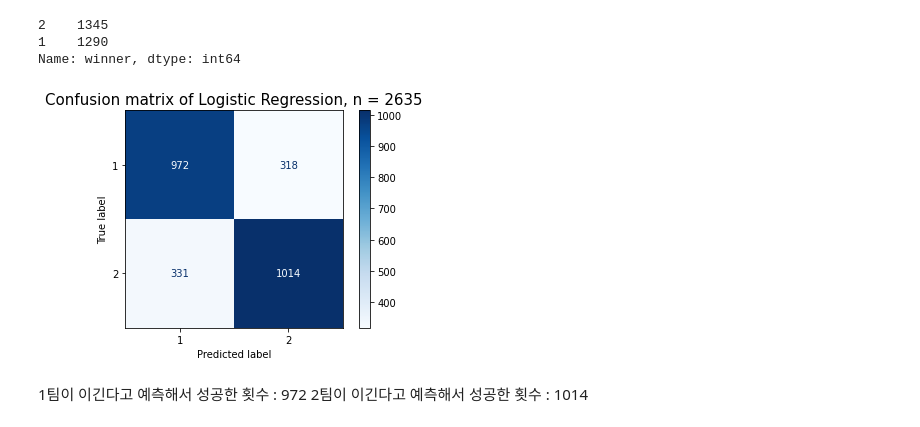
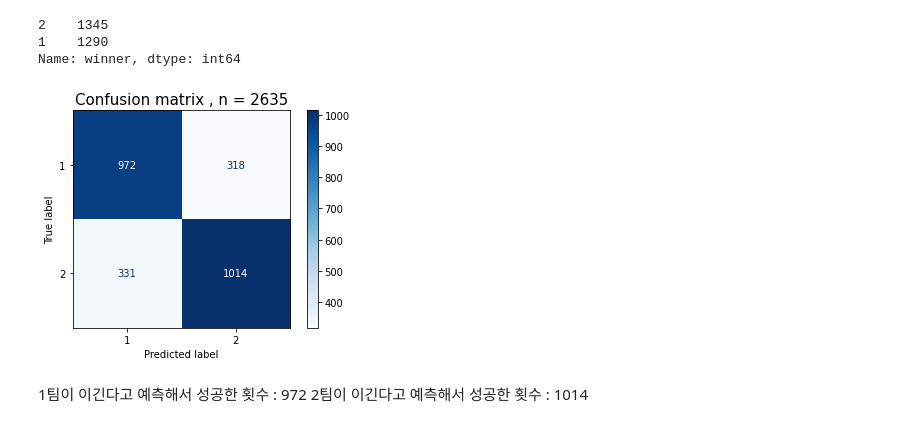
Before and after one commit to youngwoo3283/project2-section02, a Jupyter notebook: project2.ipynb, the cells around one changed output. Drawn from its saved outputs; the diff is of its cells as text; code cells hidden in the pictures.

```diff
--- a/project2.ipynb
+++ b/project2.ipynb
@@ -1022,15 +1080,15 @@ Name: winner, dtype: int64
 # %%
 from sklearn.metrics import plot_confusion_matrix
 import matplotlib.pyplot as plt
 
 fig, ax = plt.subplots()
 pcm = plot_confusion_matrix(pipe_xg, X_test, y_test,
                             cmap=plt.cm.Blues,
                             ax=ax)
-plt.title(f'Confusion matrix of Logistic Regression, n = {len(y_test)}', fontsize=15)
+plt.title(f'Confusion matrix , n = {len(y_test)}', fontsize=15)
 plt.show()
 # %% [output]
-[figure, old version]
+[figure, new version]
 # %% [markdown]
 1팀이 이긴다고 예측해서 성공한 횟수 : 972
 2팀이 이긴다고 예측해서 성공한 횟수 : 1014
```
Also changed, not shown: parts of 24 cells of this notebook.
